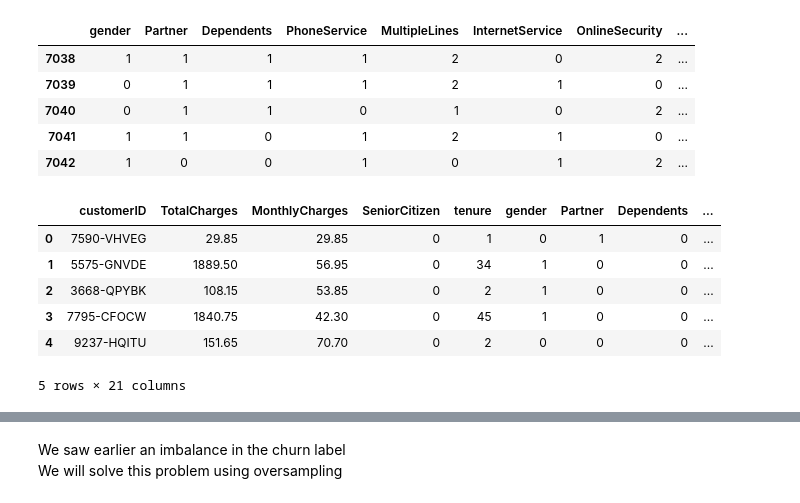
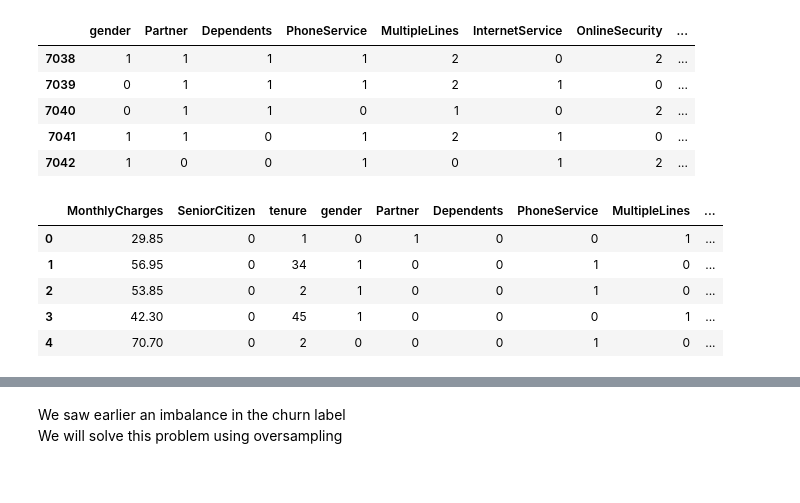
Before and after one commit to RonanRibouletPython/Customer_Churn_Prediction_Project, a Jupyter notebook: notebook/model_experiments.ipynb, the cells around one changed output, grey strips where cells are left out. Cells and saved outputs as stored; diff of their text form; code cells hidden in the pictures.

```diff
--- a/notebook/model_experiments.ipynb
+++ b/notebook/model_experiments.ipynb
@@ -143,3 +228,5 @@ dtype: int64
+# %%
+telco_df = telco_df.drop(["customerID"], axis=1)
 # %% [markdown]
 3.5 Check statistics of data set
 # %%
@@ -172,0 +353,3 @@ We have 18 categorical features : ['customerID', 'gender', 'Partner', 'Dependent
+# %%
+# Drop TotalCharges
+telco_df = telco_df.drop('TotalCharges', axis = 1)
@@ -289,4 +469,0 @@ We have to take care of the Total_Charges category
-# %%
-telco_df['TotalCharges'] = pd.to_numeric(telco_df['TotalCharges'], errors='coerce')
-# Check the datatype
-telco_df['TotalCharges'].dtypes
@@ -308,7 +473,7 @@ Let's encode the categorical features
 from sklearn import preprocessing
 label_encoding = preprocessing.LabelEncoder()
 # %%
-cat_features = telco_df.drop(['customerID','TotalCharges','MonthlyCharges','SeniorCitizen','tenure'],axis=1)
+cat_features = telco_df.drop(['MonthlyCharges','SeniorCitizen','tenure'],axis=1)
 # %%
 cat_features.tail()
 # %% [output]
@@ -331,17 +496,16 @@ cat_df.tail()
 # %%
 # Merge the encoded dataset and the main dataset
 
-num_features = telco_df[['customerID','TotalCharges','MonthlyCharges','SeniorCitizen','tenure']]
+num_features = telco_df[['MonthlyCharges','SeniorCitizen','tenure']]
 dataset = pd.merge(num_features, cat_df, left_index=True, right_index=True)
 dataset.head()
 # %% [output]
-|  | customerID | TotalCharges | MonthlyCharges | SeniorCitizen | tenure | gender | Partner | Dependents | ... |
-| 0 | 7590-VHVEG | 29.85 | 29.85 | 0 | 1 | 0 | 1 | 0 | ... |
-| 1 | 5575-GNVDE | 1889.50 | 56.95 | 0 | 34 | 1 | 0 | 0 | ... |
-| 2 | 3668-QPYBK | 108.15 | 53.85 | 0 | 2 | 1 | 0 | 0 | ... |
-| 3 | 7795-CFOCW | 1840.75 | 42.30 | 0 | 45 | 1 | 0 | 0 | ... |
-| 4 | 9237-HQITU | 151.65 | 70.70 | 0 | 2 | 0 | 0 | 0 | ... |
+|  | MonthlyCharges | SeniorCitizen | tenure | gender | Partner | Dependents | PhoneService | MultipleLines | ... |
+| 0 | 29.85 | 0 | 1 | 0 | 1 | 0 | 0 | 1 | ... |
+| 1 | 56.95 | 0 | 34 | 1 | 0 | 0 | 1 | 0 | ... |
+| 2 | 53.85 | 0 | 2 | 1 | 0 | 0 | 1 | 0 | ... |
+| 3 | 42.30 | 0 | 45 | 1 | 0 | 0 | 0 | 1 | ... |
+| 4 | 70.70 | 0 | 2 | 0 | 0 | 0 | 1 | 0 | ... |
-5 rows × 21 columns
 # %%
 dataset
 # %% [output]
```
Also changed, not shown: parts of 63 cells of this notebook, 1 other file.
